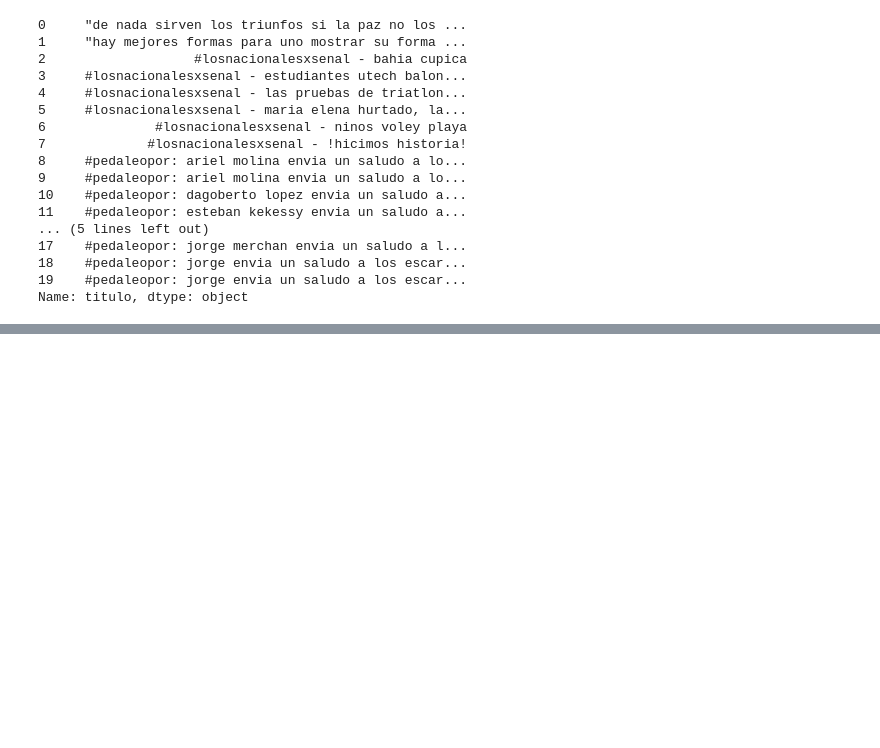
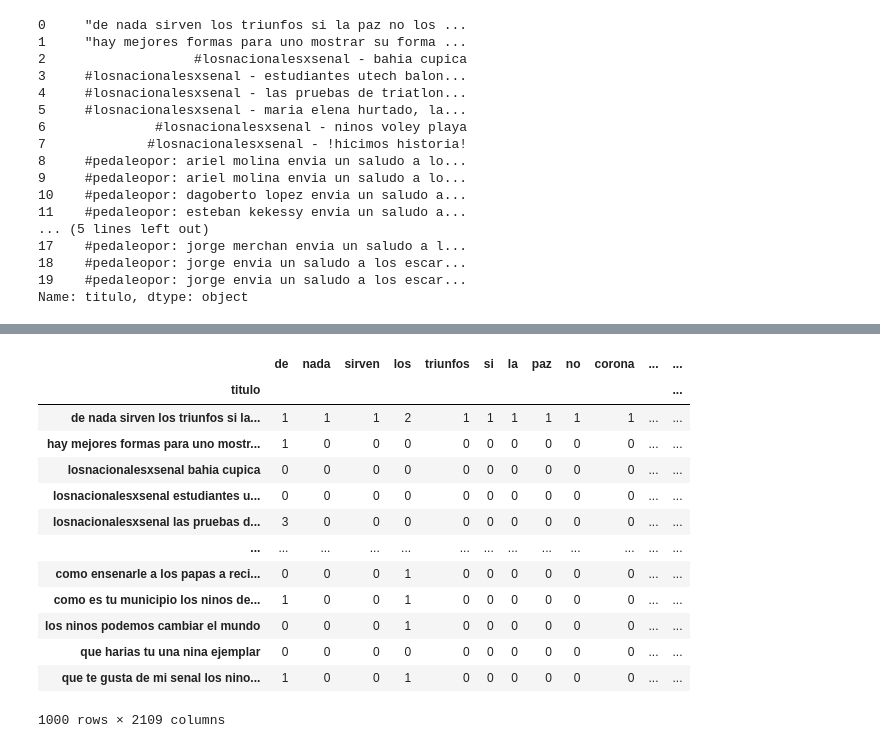
Before and after one commit to devBorisG/Estadistica-III, a Jupyter notebook: Tarea 4/Categorias.ipynb, the cells around one changed output, grey strips where cells are left out. Saved outputs shown, nothing was run; the diff lists cells and outputs as text; code cells hidden in the pictures; blank space fills up the shorter version.

```diff
--- a/Tarea 4/Categorias.ipynb
+++ b/Tarea 4/Categorias.ipynb
@@ -98,0 +182,22 @@ Name: titulo, dtype: object
+# %%
+for indice, fila in df_matriz_frecuencia.iterrows():
+    for palabra in df_matriz_frecuencia.columns:
+        titulo_interno = fila.name
+        df_matriz_frecuencia.at[fila.name,palabra] = titulo_interno.split().count(palabra)
+# %%
+df_matriz_frecuencia
+# %% [output]
+|  | de | nada | sirven | los | triunfos | si | la | paz | no | corona | ... | ... |
+| titulo |  |  |  |  |  |  |  |  |  |  |  | ... |
+| de nada sirven los triunfos si la... | 1 | 1 | 1 | 2 | 1 | 1 | 1 | 1 | 1 | 1 | ... | ... |
+| hay mejores formas para uno mostr... | 1 | 0 | 0 | 0 | 0 | 0 | 0 | 0 | 0 | 0 | ... | ... |
+| losnacionalesxsenal bahia cupica | 0 | 0 | 0 | 0 | 0 | 0 | 0 | 0 | 0 | 0 | ... | ... |
+| losnacionalesxsenal estudiantes u... | 0 | 0 | 0 | 0 | 0 | 0 | 0 | 0 | 0 | 0 | ... | ... |
+| losnacionalesxsenal las pruebas d... | 3 | 0 | 0 | 0 | 0 | 0 | 0 | 0 | 0 | 0 | ... | ... |
+| ... | ... | ... | ... | ... | ... | ... | ... | ... | ... | ... | ... | ... |
+| como ensenarle a los papas a reci... | 0 | 0 | 0 | 1 | 0 | 0 | 0 | 0 | 0 | 0 | ... | ... |
+| como es tu municipio los ninos de... | 1 | 0 | 0 | 1 | 0 | 0 | 0 | 0 | 0 | 0 | ... | ... |
+| los ninos podemos cambiar el mundo | 0 | 0 | 0 | 1 | 0 | 0 | 0 | 0 | 0 | 0 | ... | ... |
+| que harias tu una nina ejemplar | 0 | 0 | 0 | 0 | 0 | 0 | 0 | 0 | 0 | 0 | ... | ... |
+| que te gusta de mi senal los nino... | 1 | 0 | 0 | 1 | 0 | 0 | 0 | 0 | 0 | 0 | ... | ... |
+1000 rows × 2109 columns
```
Also changed, not shown: parts of 10 cells of this notebook.
